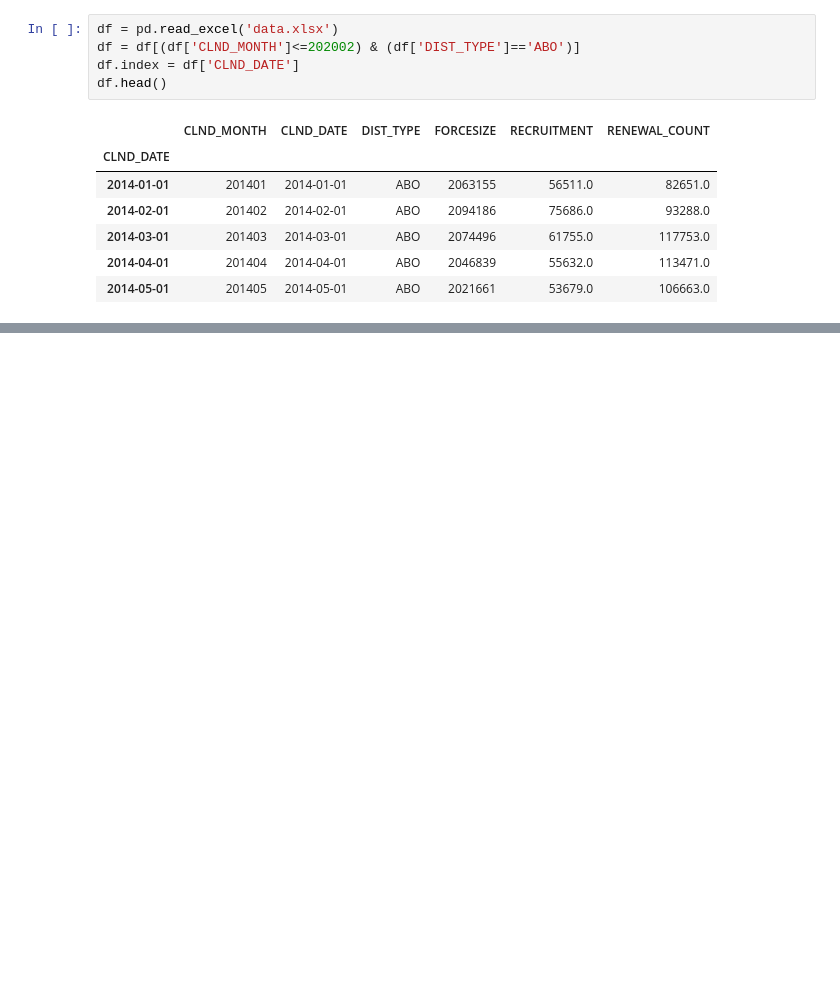
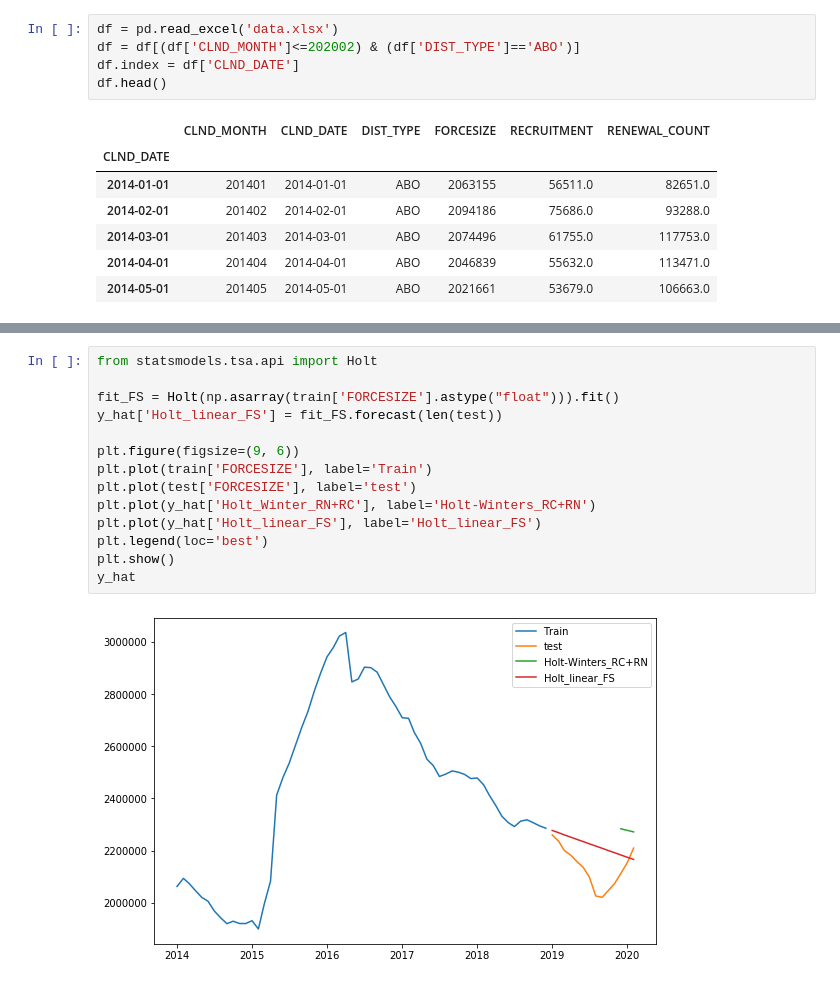
Before and after one commit to kiwifww/time-series, a Jupyter notebook: forcesize forecasting.ipynb, the cells around one changed output, grey strips where cells are left out. Saved outputs shown, nothing was run; the diff lists cells and outputs as text; blank space fills up the shorter version.

```diff
--- a/forcesize forecasting.ipynb
+++ b/forcesize forecasting.ipynb
@@ -101,0 +110,16 @@ y_hat
+# %%
+from statsmodels.tsa.api import Holt
+
+fit_FS = Holt(np.asarray(train['FORCESIZE'].astype("float"))).fit()
+y_hat['Holt_linear_FS'] = fit_FS.forecast(len(test))
+
+plt.figure(figsize=(9, 6))
+plt.plot(train['FORCESIZE'], label='Train')
+plt.plot(test['FORCESIZE'], label='test')
+plt.plot(y_hat['Holt_Winter_RN+RC'], label='Holt-Winters_RC+RN')
+plt.plot(y_hat['Holt_linear_FS'], label='Holt_linear_FS')
+plt.legend(loc='best')
+plt.show()
+y_hat
+# %% [output]
+[figure, added]
```
Also changed, not shown: parts of 5 cells of this notebook.
